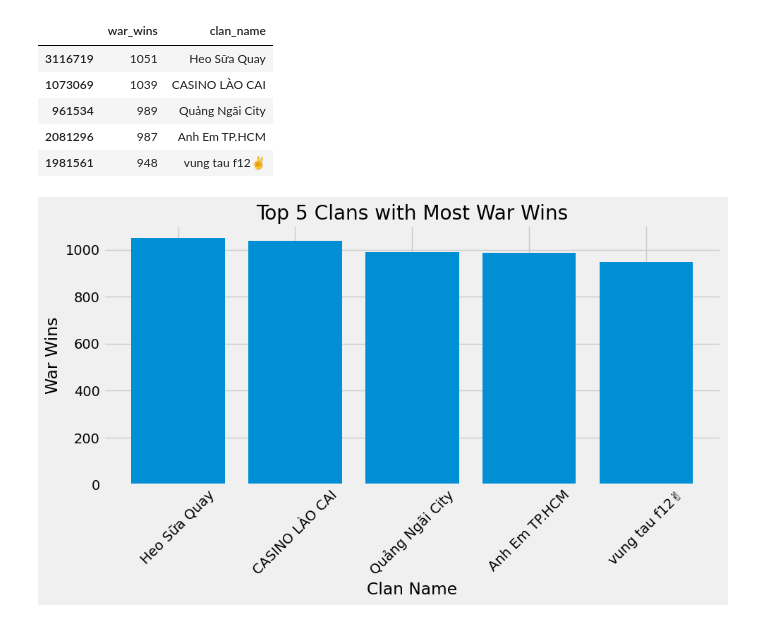
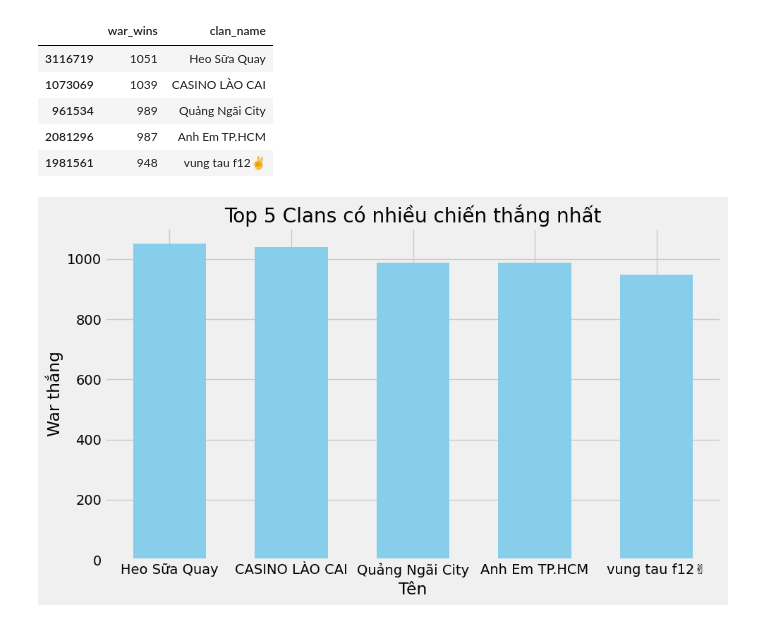
Before and after one commit to ThienNguyen3001/Clan-Analysis, a Jupyter notebook: Analysis.ipynb, the cells around one changed output. Saved outputs shown, nothing was run; the diff lists cells and outputs as text; code cells hidden in the pictures.

```diff
--- a/Analysis.ipynb
+++ b/Analysis.ipynb
@@ -416,14 +405,27 @@ top5
 | 961534 | 989 | Quảng Ngãi City |
 | 2081296 | 987 | Anh Em TP.HCM |
 | 1981561 | 948 | vung tau f12✌️ |
-# %%
-plt.figure(figsize=(10, 6))
-plt.bar(top5['clan_name'], top5['war_wins'])
-plt.xlabel('Clan Name')
-plt.ylabel('War Wins')
-plt.title('Top 5 Clans with Most War Wins')
-plt.xticks(rotation=45)
-plt.tight_layout()
-plt.show()
-# %% [output]
-[figure, removed]
+# %%
+# Giả sử df là DataFrame của bạn
+top5 = df[['war_wins', 'clan_name']].nlargest(5, 'war_wins')
+
+# Tạo một dãy các vị trí trên trục x
+x = np.arange(len(top5['clan_name']))
+
+# Tạo biểu đồ cột
+plt.figure(figsize=(10, 6))
+bar_width = 0.6  # Điều chỉnh độ rộng của các cột
+plt.bar(x, top5['war_wins'], width=bar_width, color='skyblue', align='center')
+
+# Đặt nhãn cho trục x
+plt.xlabel('Tên')
+plt.ylabel('War thắng')
+plt.title('Top 5 Clans có nhiều chiến thắng nhất')
+
+# Thiết lập nhãn cho trục x
+plt.xticks(x, top5['clan_name'])
+
+plt.tight_layout()
+plt.show()
+# %% [output]
+[figure, added]
```
Also changed, not shown: parts of 2 cells of this notebook.
